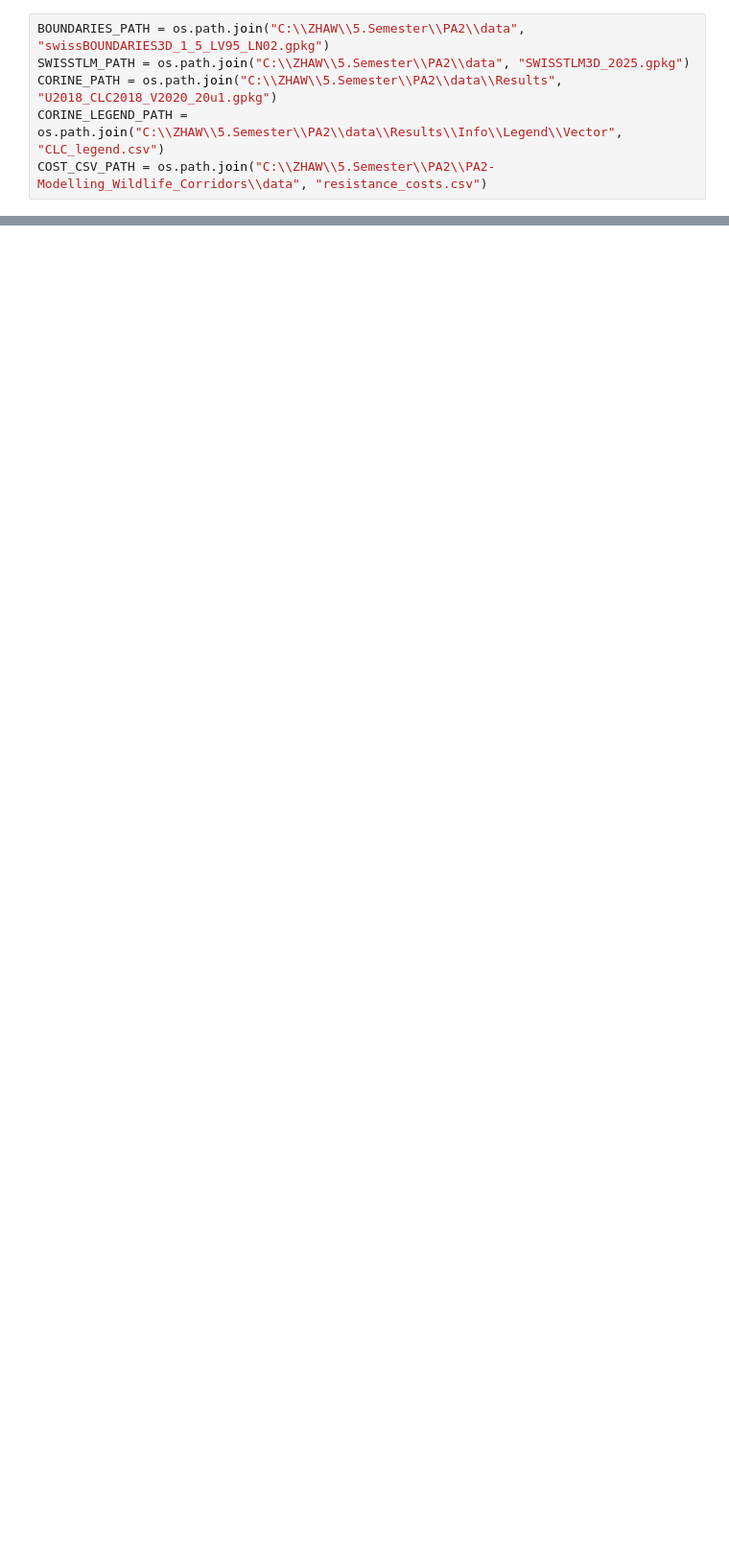
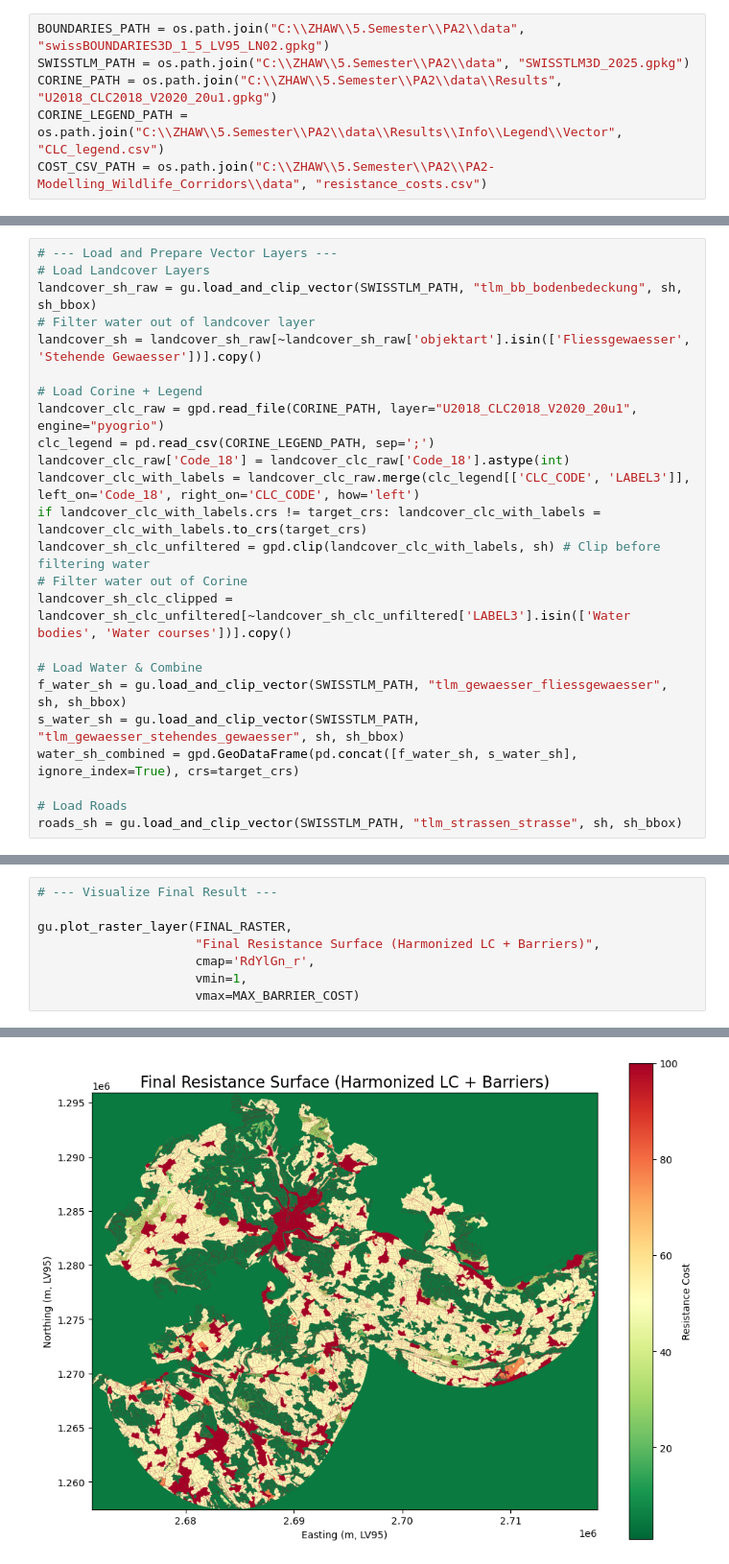
Before and after one commit to LukasBuchmann/PA2-Modelling_Wildlife_Corridors, a Jupyter notebook: Code/Files/cost_surface_model.ipynb, the cells around one changed output, grey strips where cells are left out. Shown at 96% size. Cells and saved outputs as stored; diff of their text form; blank space fills up the shorter version.

```diff
--- a/Code/Files/cost_surface_model.ipynb
+++ b/Code/Files/cost_surface_model.ipynb
@@ -109,0 +57,24 @@ Loaded costs for types: ['swisstlm', 'corine', 'water', 'roads']
+# %%
+# --- Load and Prepare Vector Layers ---
+# Load Landcover Layers
+landcover_sh_raw = gu.load_and_clip_vector(SWISSTLM_PATH, "tlm_bb_bodenbedeckung", sh, sh_bbox)
+# Filter water out of landcover layer
+landcover_sh = landcover_sh_raw[~landcover_sh_raw['objektart'].isin(['Fliessgewaesser', 'Stehende Gewaesser'])].copy()
+
+# Load Corine + Legend
+landcover_clc_raw = gpd.read_file(CORINE_PATH, layer="U2018_CLC2018_V2020_20u1", engine="pyogrio")
+clc_legend = pd.read_csv(CORINE_LEGEND_PATH, sep=';')
+landcover_clc_raw['Code_18'] = landcover_clc_raw['Code_18'].astype(int)
+landcover_clc_with_labels = landcover_clc_raw.merge(clc_legend[['CLC_CODE', 'LABEL3']], left_on='Code_18', right_on='CLC_CODE', how='left')
+if landcover_clc_with_labels.crs != target_crs: landcover_clc_with_labels = landcover_clc_with_labels.to_crs(target_crs)
+landcover_sh_clc_unfiltered = gpd.clip(landcover_clc_with_labels, sh) # Clip before filtering water
+# Filter water out of Corine
+landcover_sh_clc_clipped = landcover_sh_clc_unfiltered[~landcover_sh_clc_unfiltered['LABEL3'].isin(['Water bodies', 'Water courses'])].copy()
+
+# Load Water & Combine
+f_water_sh = gu.load_and_clip_vector(SWISSTLM_PATH, "tlm_gewaesser_fliessgewaesser", sh, sh_bbox)
+s_water_sh = gu.load_and_clip_vector(SWISSTLM_PATH, "tlm_gewaesser_stehendes_gewaesser", sh, sh_bbox)
+water_sh_combined = gpd.GeoDataFrame(pd.concat([f_water_sh, s_water_sh], ignore_index=True), crs=target_crs)
+
+# Load Roads
+roads_sh = gu.load_and_clip_vector(SWISSTLM_PATH, "tlm_strassen_strasse", sh, sh_bbox)
@@ -183,0 +229,9 @@ Plotting: Final Combined Resistance Surface (Max Logic) from c:\ZHAW\5.Semester\
+# %%
+# --- Visualize Final Result ---
+
+gu.plot_raster_layer(FINAL_RASTER,
+                     "Final Resistance Surface (Harmonized LC + Barriers)",
+                     cmap='RdYlGn_r',
+                     vmin=1,
+                     vmax=MAX_BARRIER_COST)
+# %% [output]
@@ -183,0 +240 @@ Plotting: Final Combined Resistance Surface (Max Logic) from c:\ZHAW\5.Semester\
+[figure, added]
```
Also changed, not shown: parts of 27 cells of this notebook, 7 other files.
